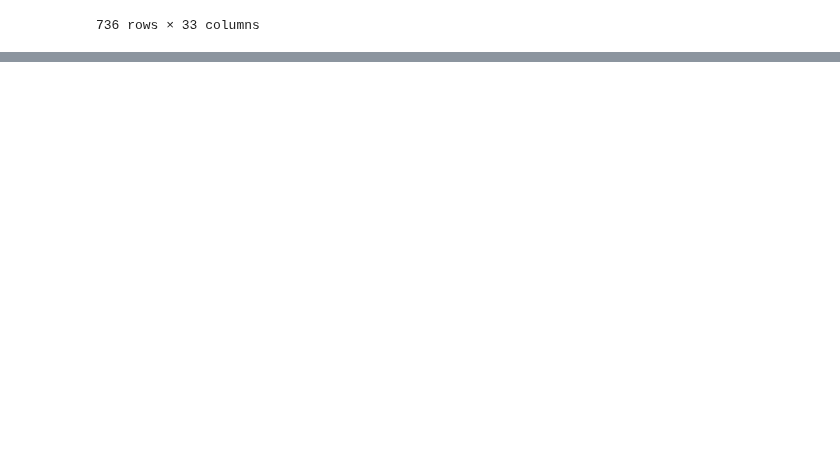
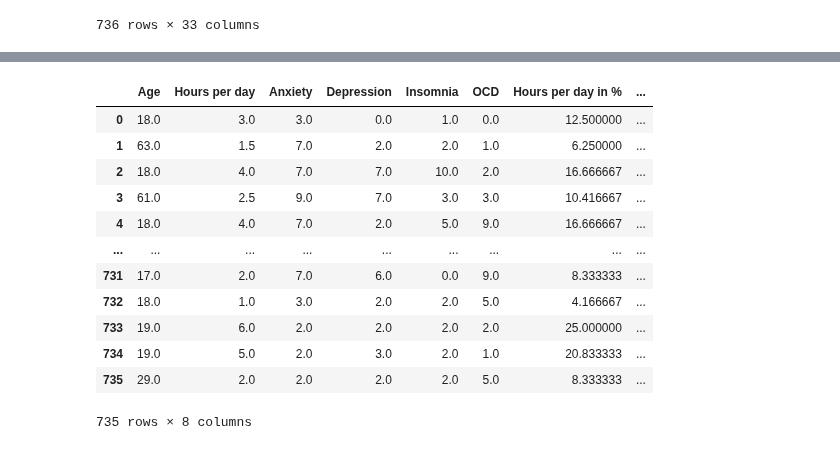
Before and after one commit to ubco-W2022T2-data301/project-group-group12, a Jupyter notebook: analysis/analysisZainab.ipynb, the cells around one changed output, grey strips where cells are left out. Drawn from its saved outputs; the diff is of its cells as text; code cells hidden in the pictures; blank space fills up the shorter version.

```diff
--- a/analysis/analysisZainab.ipynb
+++ b/analysis/analysisZainab.ipynb
@@ -60,0 +80,6 @@ dataset
+# %%
+# Dropping all columns from dataset except the six I will be working with ("Age", "Hours per day", and the four mental health columns, "Anxiety", "Depression", "Insomnia", and "OCD")
+# Naming the adjusted dataset as "filtered"
+
+filtered = dataset.drop(columns=['Timestamp', 'Primary streaming service', 'While working', 'Instrumentalist', 'Composer', 'Fav genre', 'Exploratory', 'Foreign languages', 'BPM', 'Frequency [Classical]', 'Frequency [Country]', 'Frequency [EDM]', 'Frequency [Folk]', 'Frequency [Gospel]', 'Frequency [Hip hop]', 'Frequency [Jazz]', 'Frequency [K pop]', 'Frequency [Latin]', 'Frequency [Lofi]', 'Frequency [Metal]', 'Frequency [Pop]', 'Frequency [R&B]', 'Frequency [Rap]', 'Frequency [Rock]', 'Frequency [Video game music]', 'Music effects', 'Permissions'])
+filtered
@@ -60,0 +124,6 @@ dataset
+# %%
+# I observed that the "Age" column had one missing/null value, so I am dropping that entire row from my "filtered" dataset
+# Naming the adjusted dataset as "filterdrop"
+
+filterdrop = filtered.dropna(subset=['Age'])
+filterdrop
@@ -60,0 +161,5 @@ dataset
+# %%
+# I need all my columns to be float data types; all columns except "Hours per day" are, so I'll convert this column to float type next, and then check the dataset's columns' data types again to ensure successful conversion:
+
+filterdrop['Hours per day'] = filterdrop['Hours per day'].astype(float)
+filterdrop.dtypes
@@ -60,0 +179,5 @@ dataset
+# %%
+# Next, I want to express the "Hours per day" column as a percentage, so I'll make a new column as such:
+
+filterdrop['Hours per day in %'] = filterdrop['Hours per day'] / 24 * 100
+filterdrop
@@ -60,0 +211,19 @@ dataset
+# %%
+# Next, I want to express the four mental health columns, "Anxiety", "Depression", "Insomnia", and "OCD", as an overall mental health column, and give its values as a number out of 100:
+
+filterdrop['Overall Mental Health (out of 100)'] = (filterdrop['Anxiety'] + filterdrop['Depression'] + filterdrop['Insomnia'] + filterdrop['OCD'])*2.5
+filterdrop
+# %% [output]
+|  | Age | Hours per day | Anxiety | Depression | Insomnia | OCD | Hours per day in % | ... |
+| 0 | 18.0 | 3.0 | 3.0 | 0.0 | 1.0 | 0.0 | 12.500000 | ... |
+| 1 | 63.0 | 1.5 | 7.0 | 2.0 | 2.0 | 1.0 | 6.250000 | ... |
+| 2 | 18.0 | 4.0 | 7.0 | 7.0 | 10.0 | 2.0 | 16.666667 | ... |
+| 3 | 61.0 | 2.5 | 9.0 | 7.0 | 3.0 | 3.0 | 10.416667 | ... |
+| 4 | 18.0 | 4.0 | 7.0 | 2.0 | 5.0 | 9.0 | 16.666667 | ... |
+| ... | ... | ... | ... | ... | ... | ... | ... | ... |
+| 731 | 17.0 | 2.0 | 7.0 | 6.0 | 0.0 | 9.0 | 8.333333 | ... |
+| 732 | 18.0 | 1.0 | 3.0 | 2.0 | 2.0 | 5.0 | 4.166667 | ... |
+| 733 | 19.0 | 6.0 | 2.0 | 2.0 | 2.0 | 2.0 | 25.000000 | ... |
+| 734 | 19.0 | 5.0 | 2.0 | 3.0 | 2.0 | 1.0 | 20.833333 | ... |
+| 735 | 29.0 | 2.0 | 2.0 | 2.0 | 2.0 | 5.0 | 8.333333 | ... |
+735 rows × 8 columns
```
Also changed, not shown: parts of 14 cells of this notebook, 1 other file.
